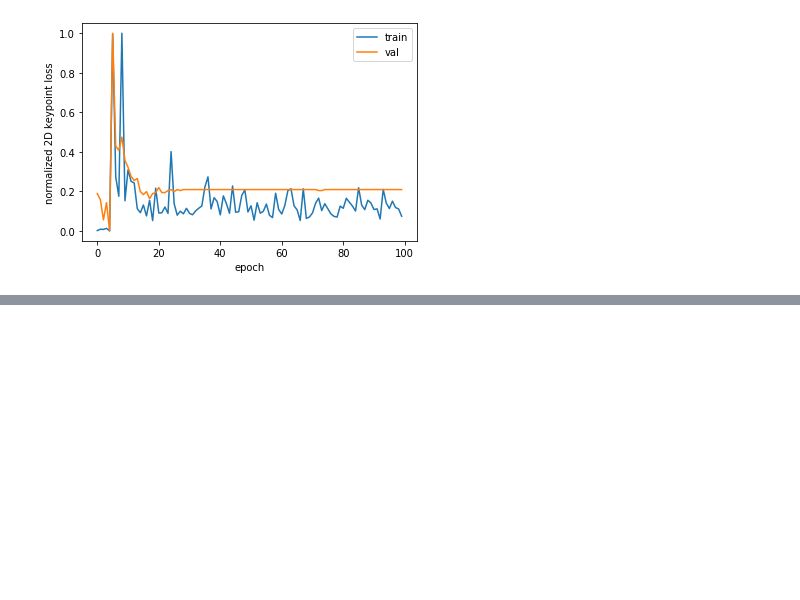
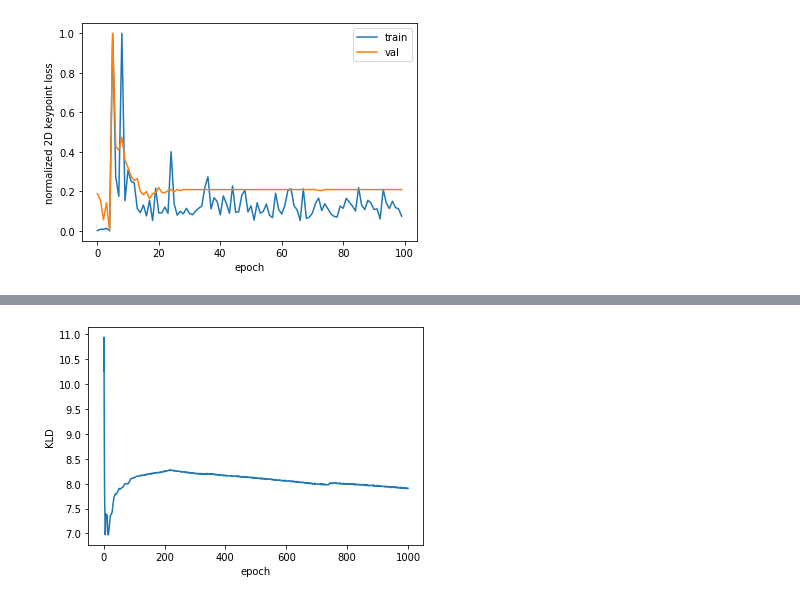
Before and after one commit to 2food/APEC, a Jupyter notebook: meva.ipynb, the cells around one changed output, grey strips where cells are left out. Saved outputs shown, nothing was run; the diff lists cells and outputs as text; code cells hidden in the pictures; blank space fills up the shorter version.

```diff
--- a/meva.ipynb
+++ b/meva.ipynb
@@ -371,0 +413,7 @@ plt.savefig('vae30-loss.png', bbox_inches='tight', dpi=100)
+# %%
+plt.plot(kld)
+plt.ylabel('KLD')
+plt.xlabel('epoch')
+plt.savefig('vae30-kld.png', bbox_inches='tight', dpi=100)
+# %% [output]
+[figure, added]
```
Also changed, not shown: parts of 22 cells of this notebook, 5 other files.
